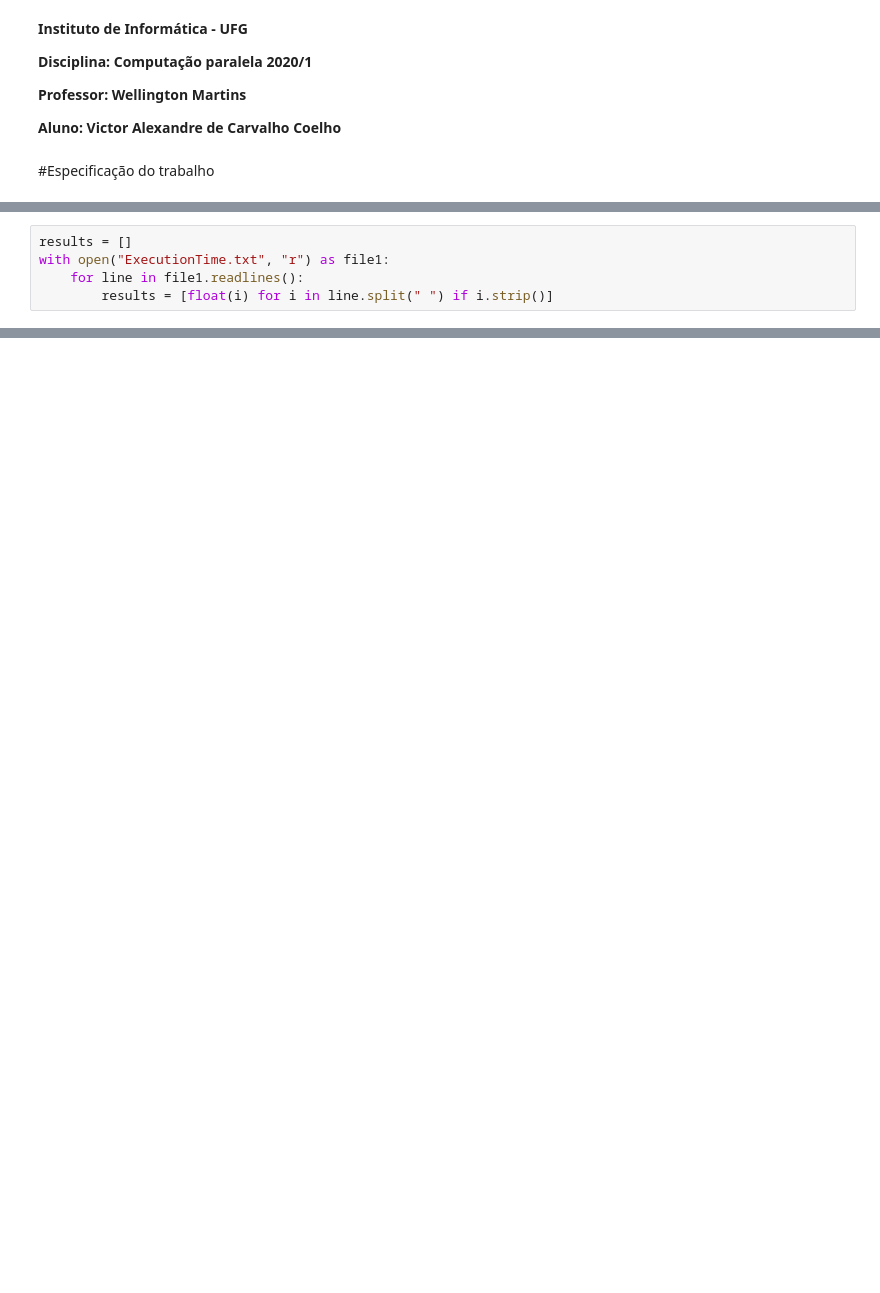
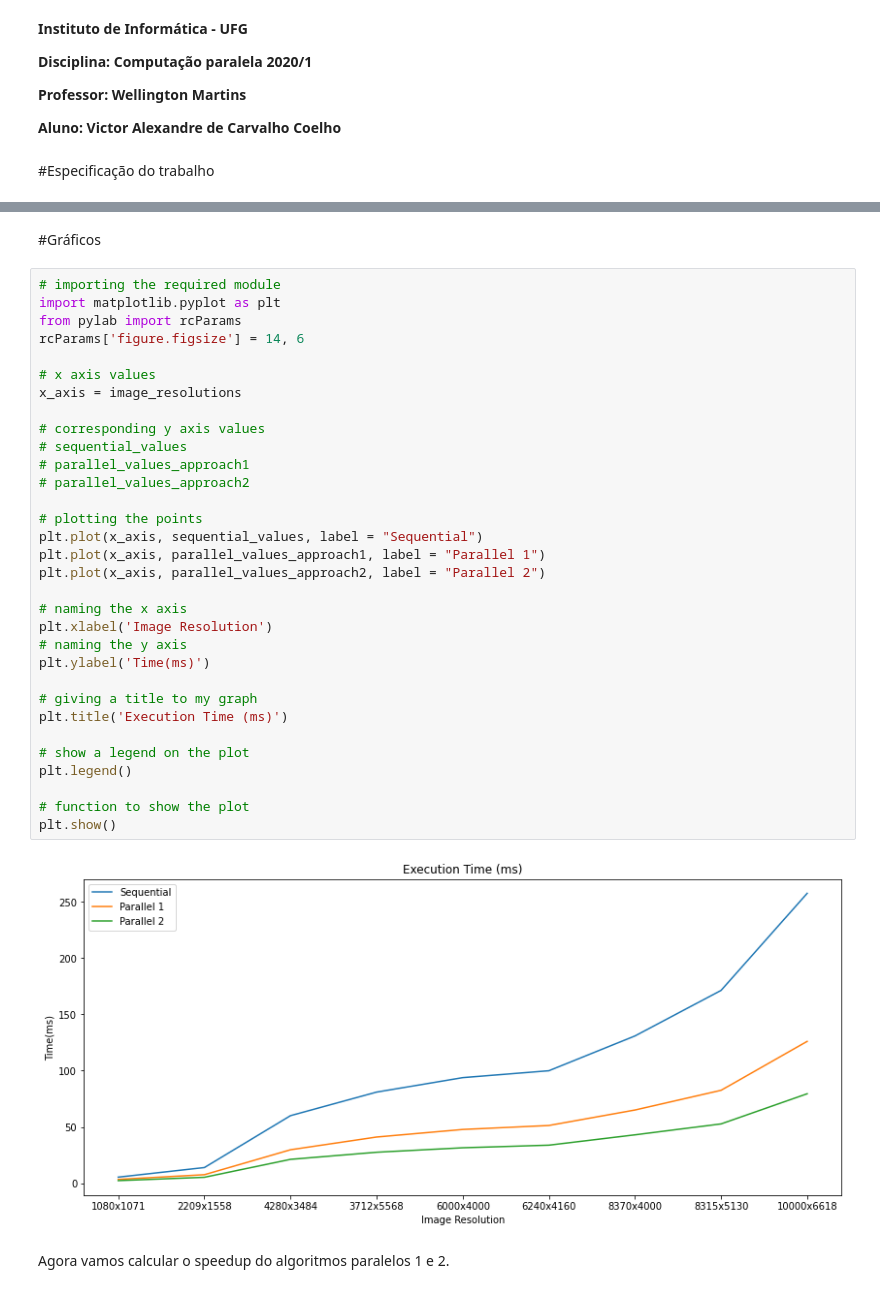
Before and after one commit to victor-alexandre/ParallelComputing, a Jupyter notebook: Implementação.ipynb, the cells around one changed output, grey strips where cells are left out. Drawn from its saved outputs; the diff is of its cells as text; blank space fills up the shorter version.

```diff
--- a/Implementação.ipynb
+++ b/Implementação.ipynb
@@ -1918,5 +90,0 @@ Criando um vetor para ler os resultados do arquivo. **OBS: OS RESULTADOS ESTÃO
-# %%
-results = []
-with open("ExecutionTime.txt", "r") as file1:
-    for line in file1.readlines():
-        results = [float(i) for i in line.split(" ") if i.strip()]
@@ -2057,0 +788,38 @@ test.cpp:45:55: error: ‘getContext’ is not a member of ‘cv::ocl::Context
+# %% [markdown]
+#Gráficos
+# %%
+# importing the required module
+import matplotlib.pyplot as plt
+from pylab import rcParams
+rcParams['figure.figsize'] = 14, 6
+
+# x axis values
+x_axis = image_resolutions
+
+# corresponding y axis values
+# sequential_values
+# parallel_values_approach1
+# parallel_values_approach2
+
+# plotting the points
+plt.plot(x_axis, sequential_values, label = "Sequential")
+plt.plot(x_axis, parallel_values_approach1, label = "Parallel 1")
+plt.plot(x_axis, parallel_values_approach2, label = "Parallel 2")
+
+# naming the x axis
+plt.xlabel('Image Resolution')
+# naming the y axis
+plt.ylabel('Time(ms)')
+
+# giving a title to my graph
+plt.title('Execution Time (ms)')
+
+# show a legend on the plot
+plt.legend()
+
+# function to show the plot
+plt.show()
+# %% [output]
+[figure, added]
+# %% [markdown]
+Agora vamos calcular o speedup do algoritmos paralelos 1 e 2.
```
Also changed, not shown: parts of 113 cells of this notebook.
